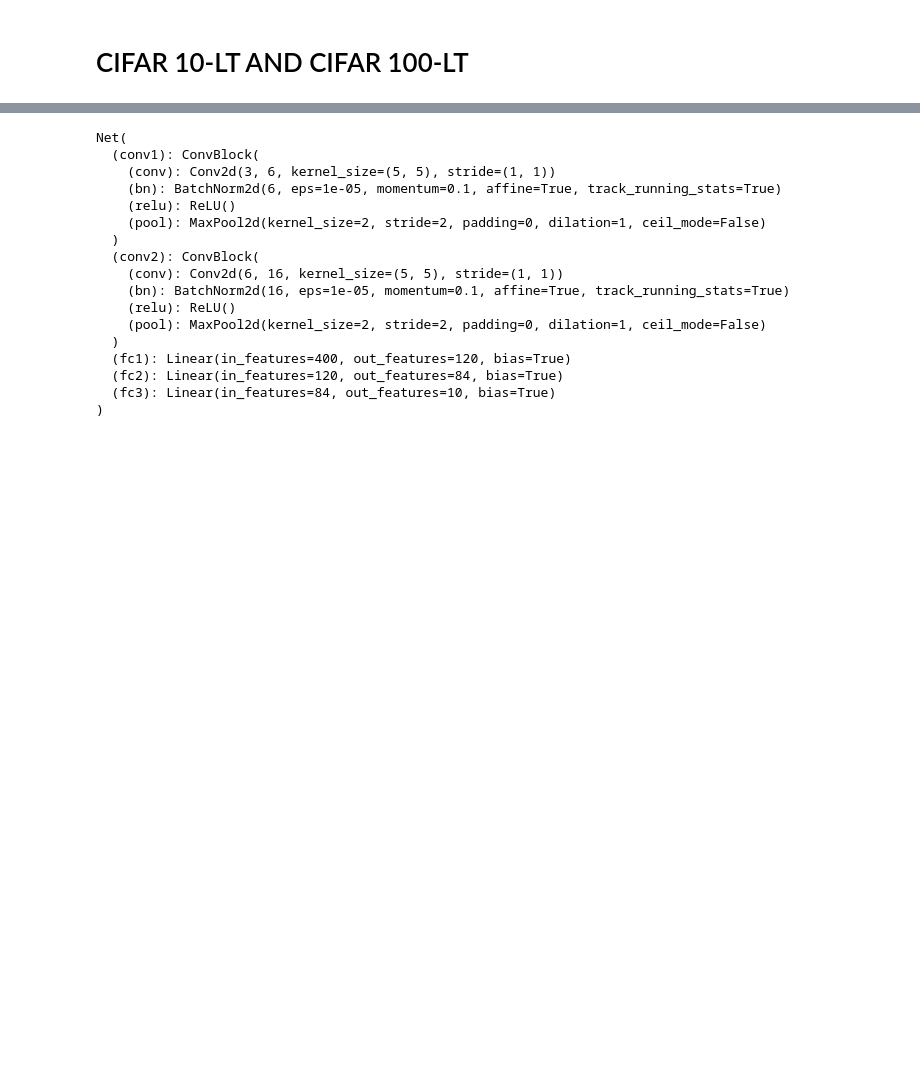
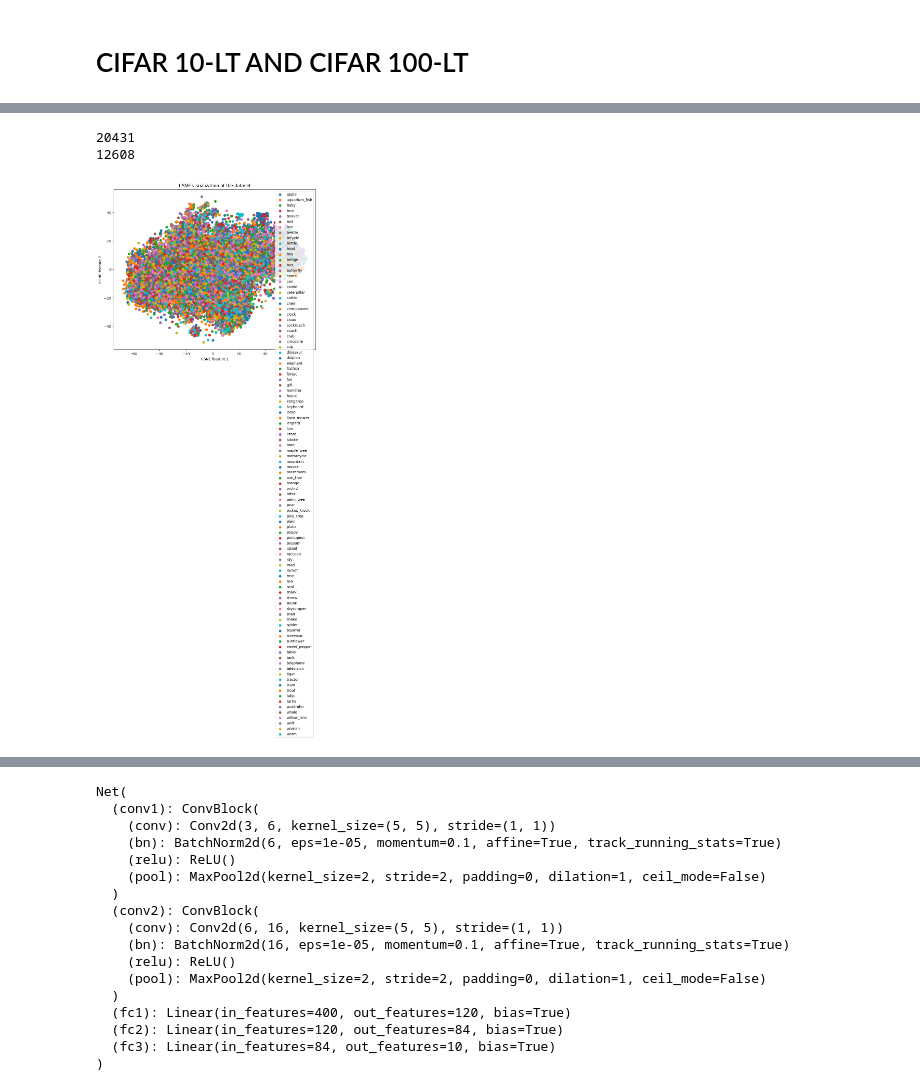
Before and after one commit to Bish-Soli/MQP, a Jupyter notebook: MQP.ipynb, the cells around one changed output, grey strips where cells are left out. Cells and saved outputs as stored; diff of their text form; code cells hidden in the pictures; blank space fills up the shorter version.

```diff
--- a/MQP.ipynb
+++ b/MQP.ipynb
@@ -37,0 +253,6 @@
+# %%
+print(num_samples_cifar10)
+print(num_samples_cifar100)
+# %% [output]
+20431
+12608
@@ -37,0 +261,8 @@
+# %%
+# Extract features and labels from the dataset
+features, labels = ImbalanceCIFAR100.extract_features_and_labels(cifar100_lt)
+class_names = cifar100_lt.get_class_names()
+# Apply t-SNE
+ImbalanceCIFAR100.visualize_with_tsne(features, labels, class_names=class_names)
+# %% [output]
+[figure, added]
```
Also changed, not shown: parts of 33 cells of this notebook.
